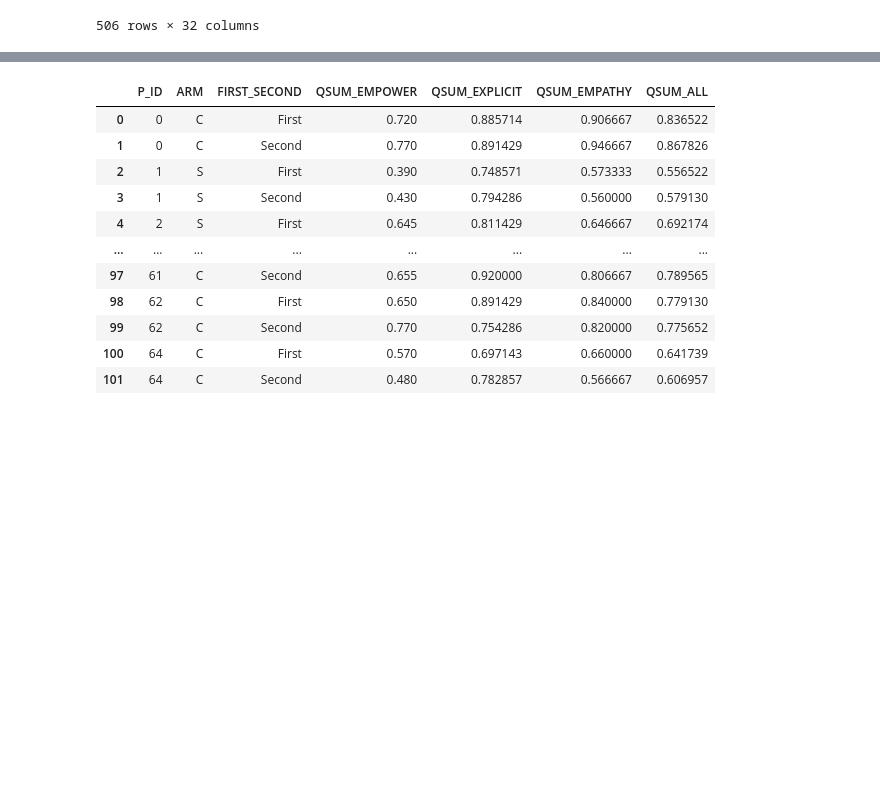
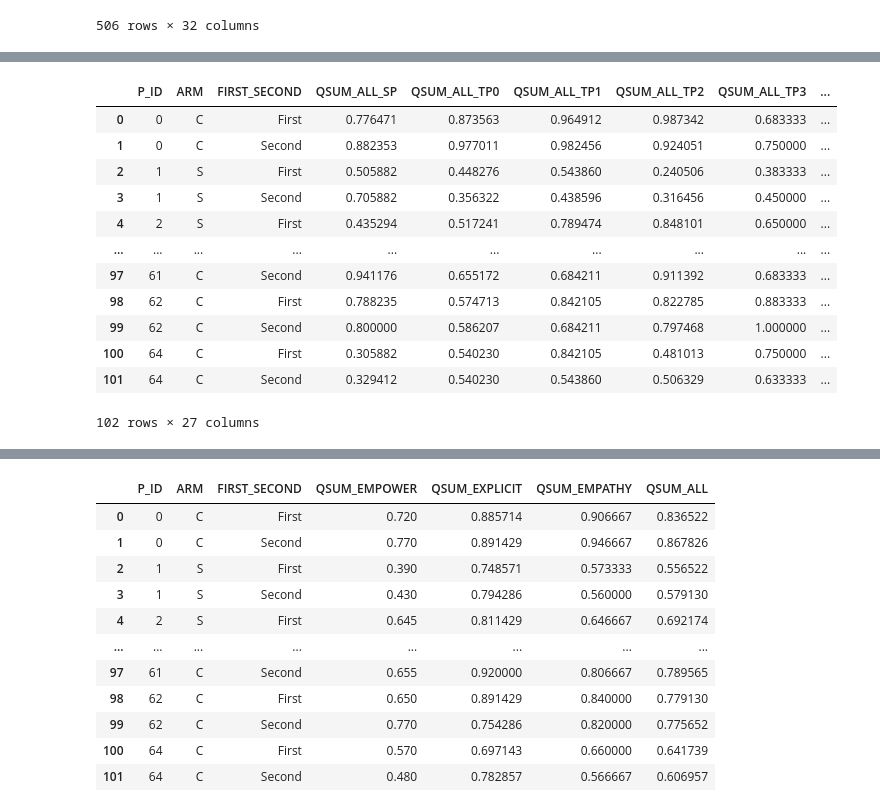
Before and after one commit to ROC-HCI/SOPHIE-1.0, a Jupyter notebook: 2a_SOPHIE_Pre_Post_analysis.ipynb, the cells around one changed output, grey strips where cells are left out. Drawn from its saved outputs; the diff is of its cells as text; code cells hidden in the pictures; blank space fills up the shorter version.

```diff
--- a/2a_SOPHIE_Pre_Post_analysis.ipynb
+++ b/2a_SOPHIE_Pre_Post_analysis.ipynb
@@ -32,0 +42,13 @@ merged_by_ty
+# %%
+sp_tp_data = merged_by_ty[
+    ['P_ID', 'ARM', 'FIRST_SECOND', 'REVIEWER_NAME', 'QSUM_EMPOWER', 'QSUM_EXPLICIT', 'QSUM_EMPATHY', 'QSUM_ALL']
+].copy()
+
+sp_tp_data["UNIQUE_REVIEWER"] = sp_tp_data["REVIEWER_NAME"].str.replace(
+    r"SP\d+", "SP", regex=True
+)
+
+sp_tp_data = sp_tp_data.drop(columns=["REVIEWER_NAME"])
+# %%
+grouped_mean = sp_tp_data.groupby(['P_ID', 'ARM', 'FIRST_SECOND', 'UNIQUE_REVIEWER']).mean().reset_index()
+grouped_mean
@@ -32,0 +69,61 @@ merged_by_ty
+# %%
+# Columns you want to spread by reviewer
+value_cols = ["QSUM_EMPOWER", "QSUM_EXPLICIT", "QSUM_EMPATHY", "QSUM_ALL"]
+reviewers = ['SP', 'TP0', 'TP1', 'TP2', 'TP3']
+
+# Keep one row per P_ID + FIRST_SECOND (+ ARM if you want to keep it)
+grouped_mean_wide = (
+    grouped_mean.pivot_table(
+        index=["P_ID", "ARM", "FIRST_SECOND"],
+        columns="UNIQUE_REVIEWER",
+        values=value_cols,
+        aggfunc="first"
+    )
+)
+
+# Flatten the multi-index columns: (QSUM_EMPOWER, SP) -> QSUM_EMPOWER_SP
+grouped_mean_wide.columns = [f"{metric}_{reviewer}" for metric, reviewer in grouped_mean_wide.columns]
+
+# Back to normal columns
+grouped_mean_wide = grouped_mean_wide.reset_index()
+
+
+# Normalize all score columns (LLM + QSUM) to [0, 1] to avoid individual bias
+
+cols_to_normalize = [
+    'QSUM_ALL_SP', 'QSUM_ALL_TP0', 'QSUM_ALL_TP1', 'QSUM_ALL_TP2', 'QSUM_ALL_TP3',
+    'QSUM_EMPATHY_SP', 'QSUM_EMPATHY_TP0', 'QSUM_EMPATHY_TP1', 'QSUM_EMPATHY_TP2', 'QSUM_EMPATHY_TP3',
+    'QSUM_EMPOWER_SP', 'QSUM_EMPOWER_TP0', 'QSUM_EMPOWER_TP1', 'QSUM_EMPOWER_TP2', 'QSUM_EMPOWER_TP3',
+    'QSUM_EXPLICIT_SP', 'QSUM_EXPLICIT_TP0', 'QSUM_EXPLICIT_TP1', 'QSUM_EXPLICIT_TP2', 'QSUM_EXPLICIT_TP3'
+]
+
+for col in cols_to_normalize:
+    min_val = grouped_mean_wide[col].min()
+    max_val = grouped_mean_wide[col].max()
+    den = max_val - min_val
+
+    if den != 0:
+        grouped_mean_wide[col] = (grouped_mean_wide[col] - min_val) / den
+    else:
+        grouped_mean_wide[col] = 0
+
+# Compute mean across reviewers for each metric
+for m in value_cols:
+    cols = [f"{m}_{r}" for r in reviewers]
+    grouped_mean_wide[f"{m}_MEAN"] = grouped_mean_wide[cols].mean(axis=1)
+
+grouped_mean_wide
+# %% [output]
+|  | P_ID | ARM | FIRST_SECOND | QSUM_ALL_SP | QSUM_ALL_TP0 | QSUM_ALL_TP1 | QSUM_ALL_TP2 | QSUM_ALL_TP3 | ... |
+| 0 | 0 | C | First | 0.776471 | 0.873563 | 0.964912 | 0.987342 | 0.683333 | ... |
+| 1 | 0 | C | Second | 0.882353 | 0.977011 | 0.982456 | 0.924051 | 0.750000 | ... |
+| 2 | 1 | S | First | 0.505882 | 0.448276 | 0.543860 | 0.240506 | 0.383333 | ... |
+| 3 | 1 | S | Second | 0.705882 | 0.356322 | 0.438596 | 0.316456 | 0.450000 | ... |
+| 4 | 2 | S | First | 0.435294 | 0.517241 | 0.789474 | 0.848101 | 0.650000 | ... |
+| ... | ... | ... | ... | ... | ... | ... | ... | ... | ... |
+| 97 | 61 | C | Second | 0.941176 | 0.655172 | 0.684211 | 0.911392 | 0.683333 | ... |
+| 98 | 62 | C | First | 0.788235 | 0.574713 | 0.842105 | 0.822785 | 0.883333 | ... |
+| 99 | 62 | C | Second | 0.800000 | 0.586207 | 0.684211 | 0.797468 | 1.000000 | ... |
+| 100 | 64 | C | First | 0.305882 | 0.540230 | 0.842105 | 0.481013 | 0.750000 | ... |
+| 101 | 64 | C | Second | 0.329412 | 0.540230 | 0.543860 | 0.506329 | 0.633333 | ... |
+102 rows × 27 columns
```
Also changed, not shown: parts of 8 cells of this notebook.
